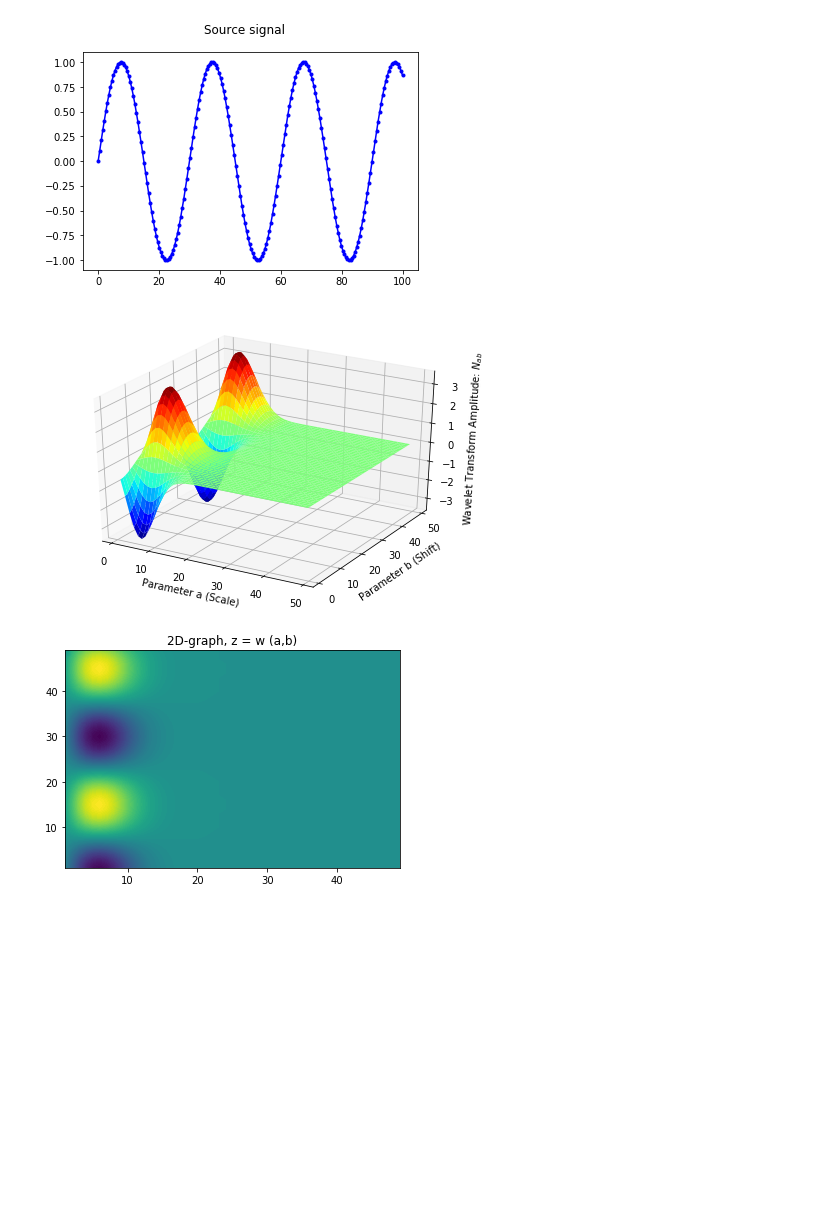
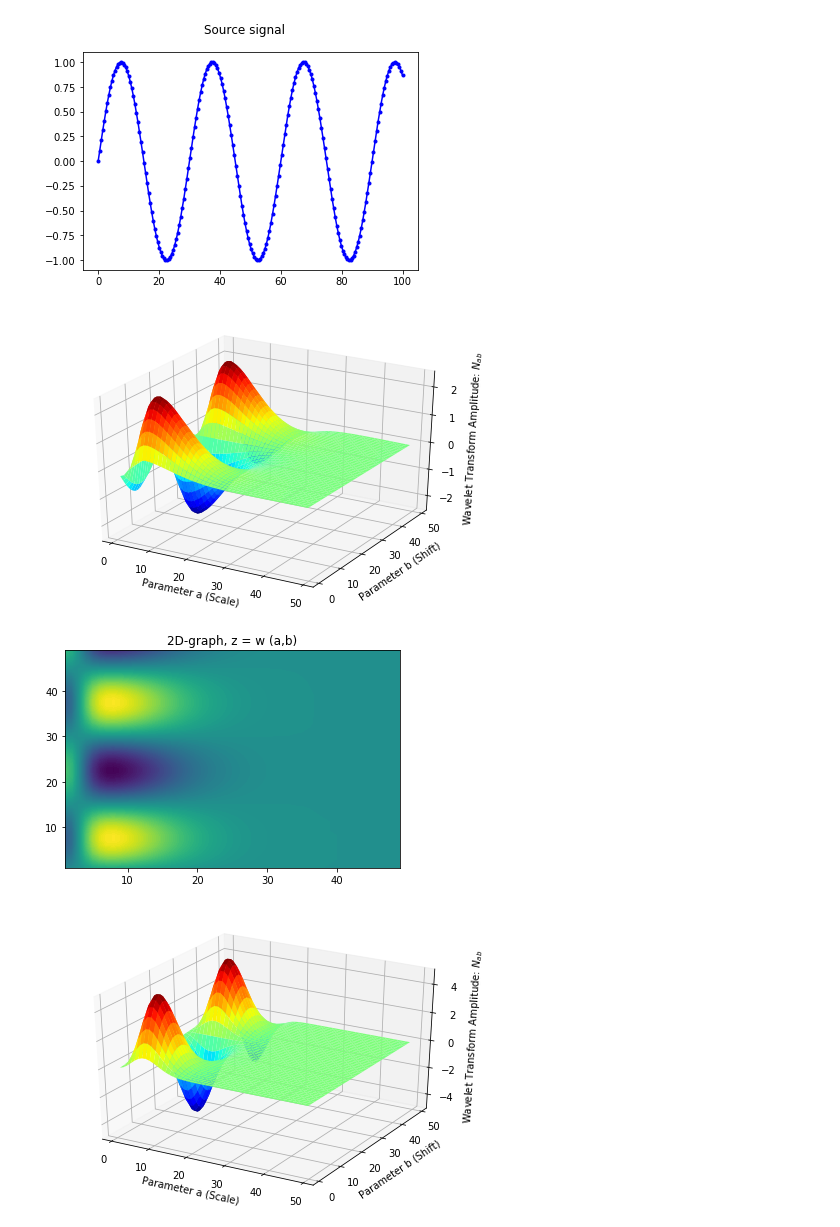
Before and after one commit to PashaIanko/Python, a Jupyter notebook: Wavelet Transform/Wavelet Transform.ipynb, the cells around one changed output. Saved outputs shown, nothing was run; the diff lists cells and outputs as text; code cells hidden in the pictures; blank space fills up the shorter version.

```diff
--- a/Wavelet Transform/Wavelet Transform.ipynb
+++ b/Wavelet Transform/Wavelet Transform.ipynb
@@ -325,12 +405,16 @@ def plot_wavelet(x_from, x_to, dx, wavelet_func, a, b, wavelet_func_name, freq_l
 # %%
-
-def S(t):
+def F(t):
     T = 30
     return sin(2*pi*t/T)
 
-plot_src_func(S, 0, 100, 0.5, 'Source signal')
-do_wavelet([1,50], [1,50], 256, Gauss1stOrder, S)
+Func = F
+plot_src_func(F, 0, 100, 0.5, 'Source signal')
+do_wavelet([1,50], [1,50], 256, DOG, Func)
+do_wavelet([1,50], [1,50], 256, MexicanHat2ndOrder, Func)
+do_wavelet([1,50], [1,50], 256, Gauss1stOrder, Func)
+#do_wavelet([1,50], [1,50], 256, LittlewoodPaley, Func)
 # %% [output]
 [figure]
-[figure, old version]
+[figure, new version]
-[figure, old version]
+[figure, new version]
+[figure, added]
```
Also changed, not shown: parts of 11 cells of this notebook.
